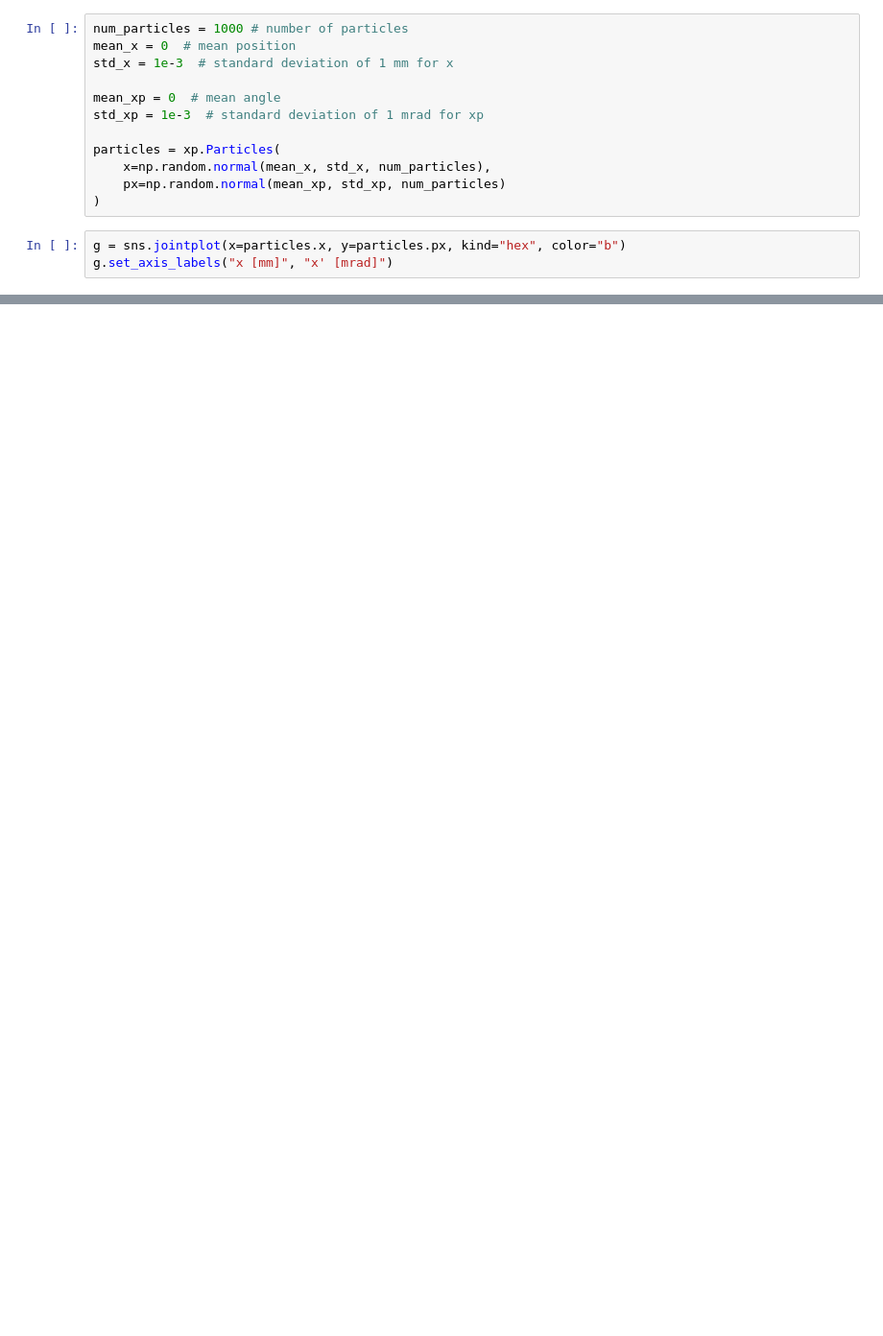
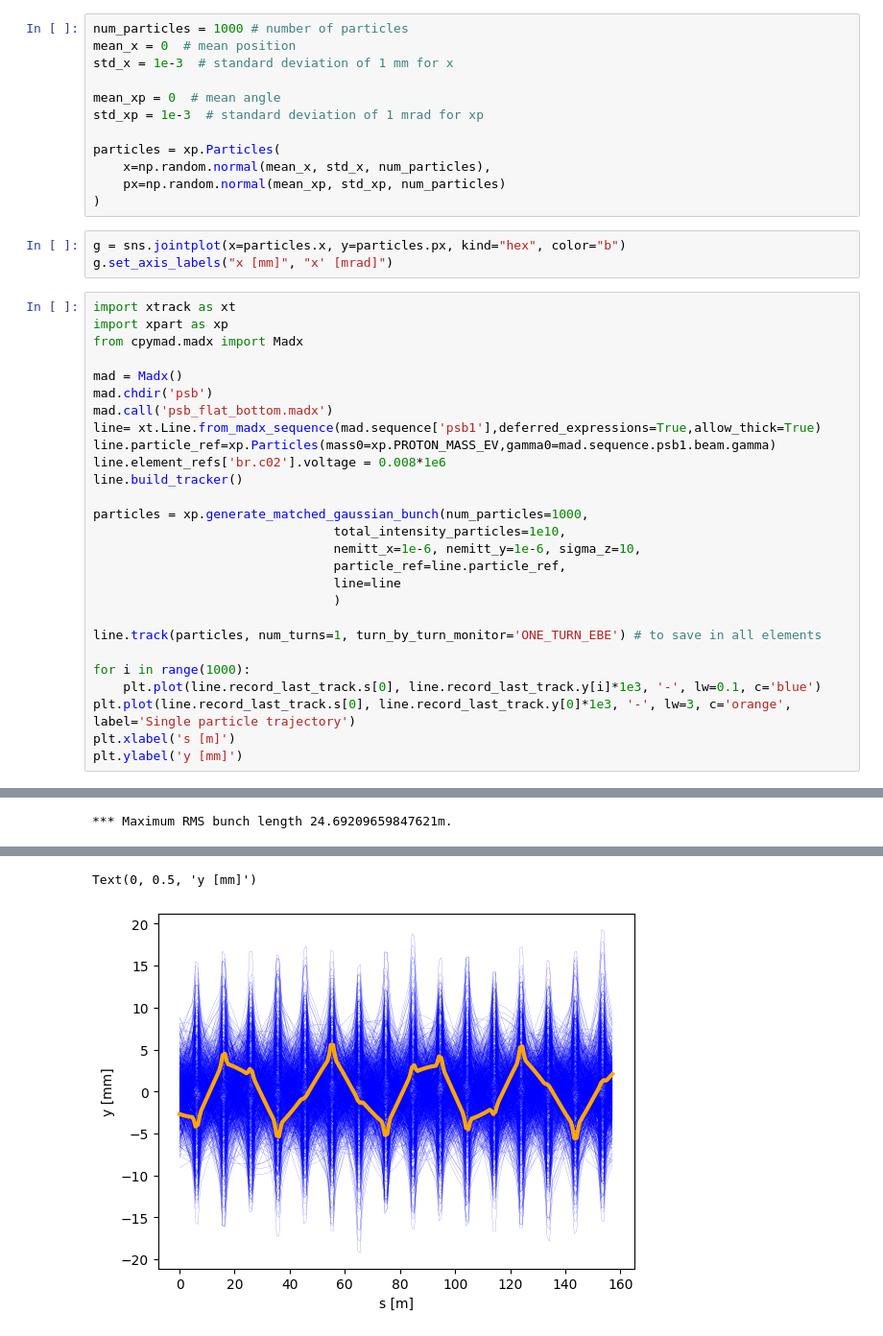
Before and after one commit to tprebiba/auth-accelerator-physics-xsuite, a Jupyter notebook: 3_PSB_Xsuite_tracking.ipynb, the cells around one changed output, grey strips where cells are left out. Shown at 96% size. Saved outputs shown, nothing was run; the diff lists cells and outputs as text; blank space fills up the shorter version.

```diff
--- a/3_PSB_Xsuite_tracking.ipynb
+++ b/3_PSB_Xsuite_tracking.ipynb
@@ -627,3 +627,31 @@ particles = xp.Particles(
 # %%
 g = sns.jointplot(x=particles.x, y=particles.px, kind="hex", color="b")
 g.set_axis_labels("x [mm]", "x' [mrad]")
+# %%
+import xtrack as xt
+import xpart as xp
+from cpymad.madx import Madx
+
+mad = Madx()
+mad.chdir('psb')
+mad.call('psb_flat_bottom.madx')
+line= xt.Line.from_madx_sequence(mad.sequence['psb1'],deferred_expressions=True,allow_thick=True)
+line.particle_ref=xp.Particles(mass0=xp.PROTON_MASS_EV,gamma0=mad.sequence.psb1.beam.gamma)
+line.element_refs['br.c02'].voltage = 0.008*1e6
+line.build_tracker()
+
+particles = xp.generate_matched_gaussian_bunch(num_particles=1000,
+                                total_intensity_particles=1e10,
+                                nemitt_x=1e-6, nemitt_y=1e-6, sigma_z=10,
+                                particle_ref=line.particle_ref,
+                                line=line
+                                )
+
+line.track(particles, num_turns=1, turn_by_turn_monitor='ONE_TURN_EBE') # to save in all elements
+
+for i in range(1000):
+    plt.plot(line.record_last_track.s[0], line.record_last_track.y[i]*1e3, '-', lw=0.1, c='blue')
+plt.plot(line.record_last_track.s[0], line.record_last_track.y[0]*1e3, '-', lw=3, c='orange', label='Single particle trajectory')
+plt.xlabel('s [m]')
+plt.ylabel('y [mm]')
+# %% [output]
@@ -629,0 +675 @@ g.set_axis_labels("x [mm]", "x' [mrad]")
+*** Maximum RMS bunch length 24.69209659847621m.
@@ -629,0 +689,2 @@ g.set_axis_labels("x [mm]", "x' [mrad]")
+Text(0, 0.5, 'y [mm]')
+[figure, added]
```
Also changed, not shown: parts of 2 cells of this notebook, 2 other files.
